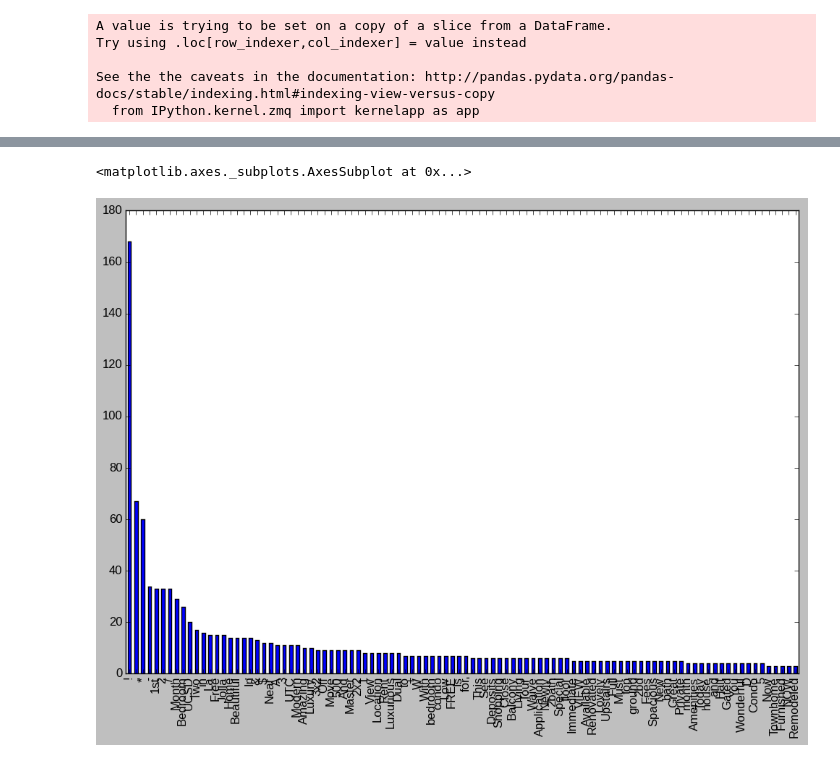
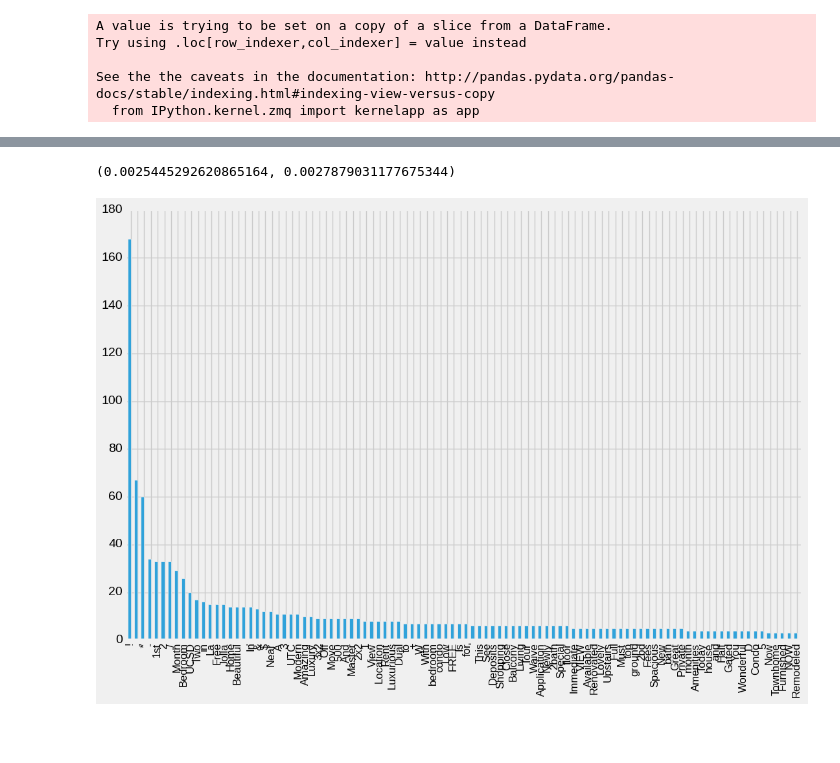
Before and after one commit to kevin11h/triton-housing-analysis, a Jupyter notebook: Housing Analysis for Tritons.ipynb, the cells around one changed output, grey strips where cells are left out. Saved outputs shown, nothing was run; the diff lists cells and outputs as text; code cells hidden in the pictures; blank space fills up the shorter version.

Commit message:
some word counts

```diff
--- a/Housing Analysis for Tritons.ipynb
+++ b/Housing Analysis for Tritons.ipynb
@@ -391,11 +438,14 @@ from collections import Counter
 from operator import itemgetter
 
 count = Counter(near_cheap_words.split())
-keys_ranked_by_appearance = map(itemgetter(0), count.most_common())
-near_cheap_words_count = pd.DataFrame(pd.Series(dict(count))).transpose()
+near_cheap_keys_ranked_by_appearance = map(itemgetter(0), count.most_common())
+near_cheap_words_count = pd.DataFrame(pd.Series(dict(count)))
+near_cheap_words_count.columns = ['count']
+near_cheap_words_count['proportion'] = near_cheap_words_count['count']/near_cheap_words_count['count'].sum()
+near_cheap_words_count = near_cheap_words_count.transpose()
 
 NEAR_CHEAP_WORDS_TSV_FILENAME = 'near_cheap_words_count.tsv'
-near_cheap_words_count[keys_ranked_by_appearance].transpose().to_csv(NEAR_CHEAP_WORDS_TSV_FILENAME, sep='\t')
-near_cheap_words_count[keys_ranked_by_appearance]
+near_cheap_words_count[near_cheap_keys_ranked_by_appearance].transpose().to_csv(NEAR_CHEAP_WORDS_TSV_FILENAME, sep='\t')
+near_cheap_words_count[near_cheap_keys_ranked_by_appearance]
 # %% [output]
 |  | ! | , | * | - | 1st | 2 | / | Month | Bedroom | UCSD | ... | ... |
@@ -404,8 +455,14 @@ near_cheap_words_count[keys_ranked_by_appearance]
+# %%
+n = near_cheap_words_count.transpose()['count'].sum()
+print 'average word frequency: {0}'.format(near_cheap_words_count.transpose().proportion.describe()['mean'])
+print 1/(n**0.80)
+# %% [output]
+(0.0025445292620865164, 0.0027879031177675344)
 # %%
-plt.rcdefaults()
-near_cheap_words_count[keys_ranked_by_appearance[:100]].transpose().plot(kind='bar',
-                                                                   figsize=(12,8),
+p = near_cheap_words_count[keys_ranked_by_appearance[:100]].transpose().plot(kind='bar',
+                                                                   figsize=(12,8), width=1.0,
                                                                    legend=False)
+for tick in p.xaxis.get_major_ticks():
+    tick.label.set_fontsize(12)
 # %% [output]
-<matplotlib.axes._subplots.AxesSubplot at 0x...>
-[figure, old version]
+[figure, new version]
```
Also changed, not shown: parts of 17 cells of this notebook, 3 other files.
